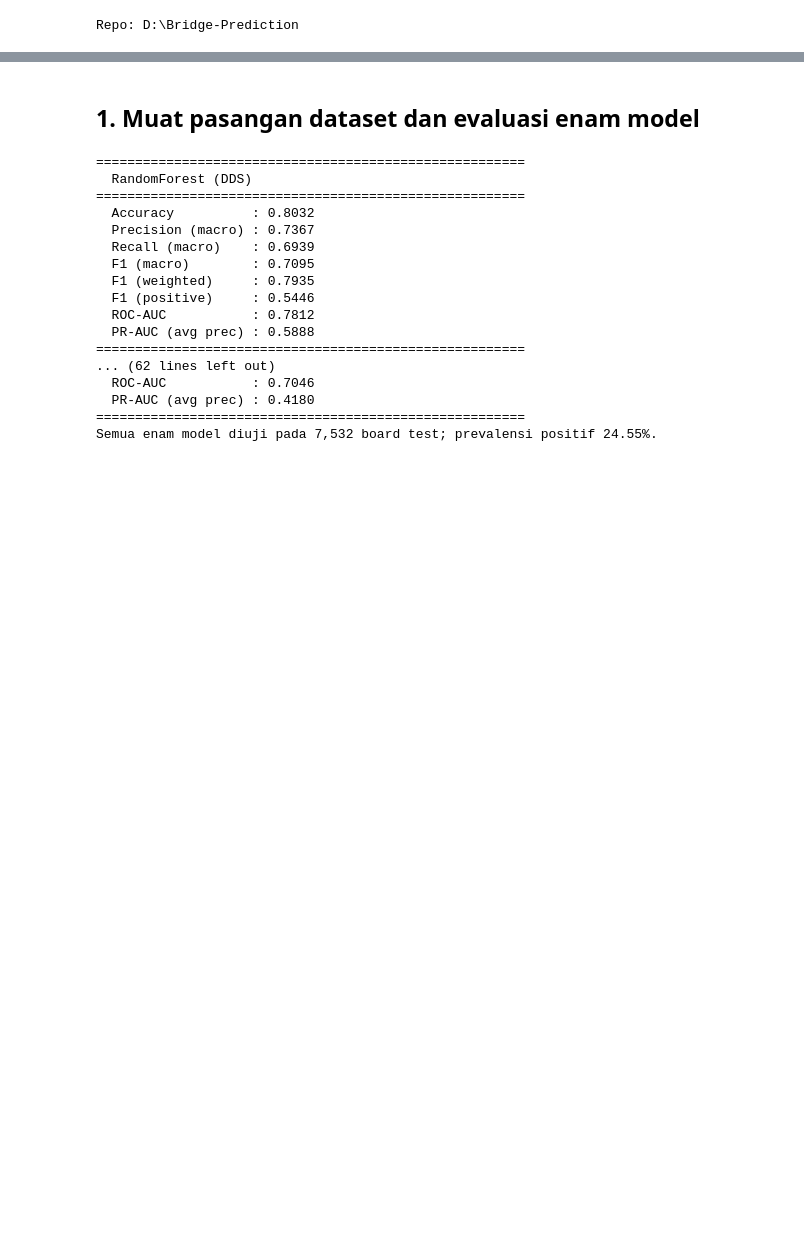
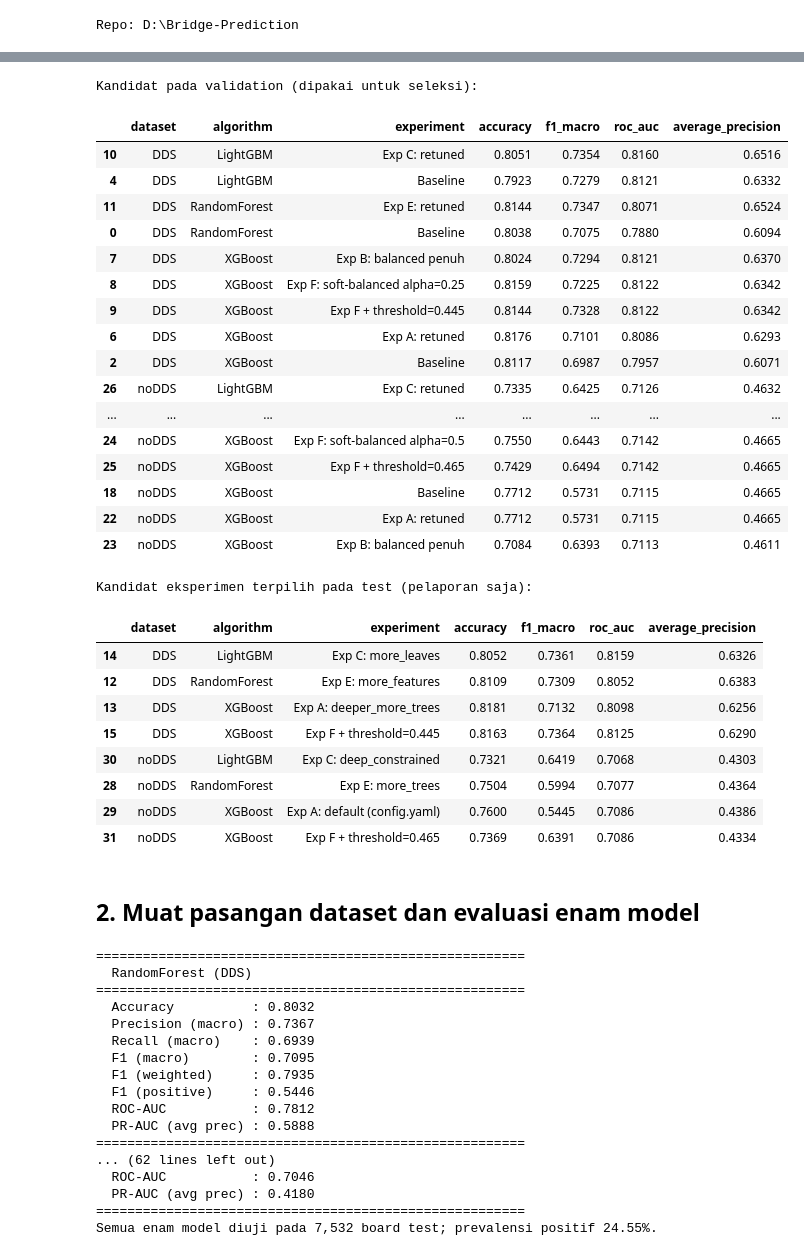
Before and after one commit to Cattelll/Bridge-Prediction, a Jupyter notebook: notebooks/07_final_evaluation.ipynb, the cells around one changed output, grey strips where cells are left out. Drawn from its saved outputs; the diff is of its cells as text; code cells hidden in the pictures; blank space fills up the shorter version.

```diff
--- a/notebooks/07_final_evaluation.ipynb
+++ b/notebooks/07_final_evaluation.ipynb
@@ -41,5 +107,46 @@ Repo: D:\Bridge-Prediction
+# %%
+paired_experiments = pd.read_csv(OUT / 'nb06_paired_experiments_results.csv')
+validation_experiments = paired_experiments[paired_experiments['split'] == 'validation'].copy()
+test_experiments = paired_experiments[
+    (paired_experiments['split'] == 'test') & (paired_experiments['experiment'] != 'Baseline')
+].copy()
+
+show_metrics = ['dataset', 'algorithm', 'experiment', 'accuracy', 'f1_macro', 'roc_auc', 'average_precision']
+print('Kandidat pada validation (dipakai untuk seleksi):')
+display(validation_experiments[show_metrics].sort_values(['dataset', 'algorithm', 'average_precision'], ascending=[True, True, False]).style.format({m:'{:.4f}' for m in ['accuracy','f1_macro','roc_auc','average_precision']}))
+print('Kandidat eksperimen terpilih pada test (pelaporan saja):')
+display(test_experiments[show_metrics].sort_values(['dataset','algorithm']).style.format({m:'{:.4f}' for m in ['accuracy','f1_macro','roc_auc','average_precision']}))
+# %% [output]
+Kandidat pada validation (dipakai untuk seleksi):
+|  | dataset | algorithm | experiment | accuracy | f1_macro | roc_auc | average_precision |
+| 10 | DDS | LightGBM | Exp C: retuned | 0.8051 | 0.7354 | 0.8160 | 0.6516 |
+| 4 | DDS | LightGBM | Baseline | 0.7923 | 0.7279 | 0.8121 | 0.6332 |
+| 11 | DDS | RandomForest | Exp E: retuned | 0.8144 | 0.7347 | 0.8071 | 0.6524 |
+| 0 | DDS | RandomForest | Baseline | 0.8038 | 0.7075 | 0.7880 | 0.6094 |
+| 7 | DDS | XGBoost | Exp B: balanced penuh | 0.8024 | 0.7294 | 0.8121 | 0.6370 |
+| 8 | DDS | XGBoost | Exp F: soft-balanced alpha=0.25 | 0.8159 | 0.7225 | 0.8122 | 0.6342 |
+| 9 | DDS | XGBoost | Exp F + threshold=0.445 | 0.8144 | 0.7328 | 0.8122 | 0.6342 |
+| 6 | DDS | XGBoost | Exp A: retuned | 0.8176 | 0.7101 | 0.8086 | 0.6293 |
+| 2 | DDS | XGBoost | Baseline | 0.8117 | 0.6987 | 0.7957 | 0.6071 |
+| 26 | noDDS | LightGBM | Exp C: retuned | 0.7335 | 0.6425 | 0.7126 | 0.4632 |
+| ... | ... | ... | ... | ... | ... | ... | ... |
+| 24 | noDDS | XGBoost | Exp F: soft-balanced alpha=0.5 | 0.7550 | 0.6443 | 0.7142 | 0.4665 |
+| 25 | noDDS | XGBoost | Exp F + threshold=0.465 | 0.7429 | 0.6494 | 0.7142 | 0.4665 |
+| 18 | noDDS | XGBoost | Baseline | 0.7712 | 0.5731 | 0.7115 | 0.4665 |
+| 22 | noDDS | XGBoost | Exp A: retuned | 0.7712 | 0.5731 | 0.7115 | 0.4665 |
+| 23 | noDDS | XGBoost | Exp B: balanced penuh | 0.7084 | 0.6393 | 0.7113 | 0.4611 |
+Kandidat eksperimen terpilih pada test (pelaporan saja):
+|  | dataset | algorithm | experiment | accuracy | f1_macro | roc_auc | average_precision |
+| 14 | DDS | LightGBM | Exp C: more_leaves | 0.8052 | 0.7361 | 0.8159 | 0.6326 |
+| 12 | DDS | RandomForest | Exp E: more_features | 0.8109 | 0.7309 | 0.8052 | 0.6383 |
+| 13 | DDS | XGBoost | Exp A: deeper_more_trees | 0.8181 | 0.7132 | 0.8098 | 0.6256 |
+| 15 | DDS | XGBoost | Exp F + threshold=0.445 | 0.8163 | 0.7364 | 0.8125 | 0.6290 |
+| 30 | noDDS | LightGBM | Exp C: deep_constrained | 0.7321 | 0.6419 | 0.7068 | 0.4303 |
+| 28 | noDDS | RandomForest | Exp E: more_trees | 0.7504 | 0.5994 | 0.7077 | 0.4364 |
+| 29 | noDDS | XGBoost | Exp A: default (config.yaml) | 0.7600 | 0.5445 | 0.7086 | 0.4386 |
+| 31 | noDDS | XGBoost | Exp F + threshold=0.465 | 0.7369 | 0.6391 | 0.7086 | 0.4334 |
 # %% [markdown]
-## 1. Muat pasangan dataset dan evaluasi enam model
+## 2. Muat pasangan dataset dan evaluasi enam model
 # %%
 from src.preprocessing import load_splits
 from src.evaluation import evaluate, print_summary, save_results
```
Also changed, not shown: parts of 7 cells of this notebook, 7 other files.
